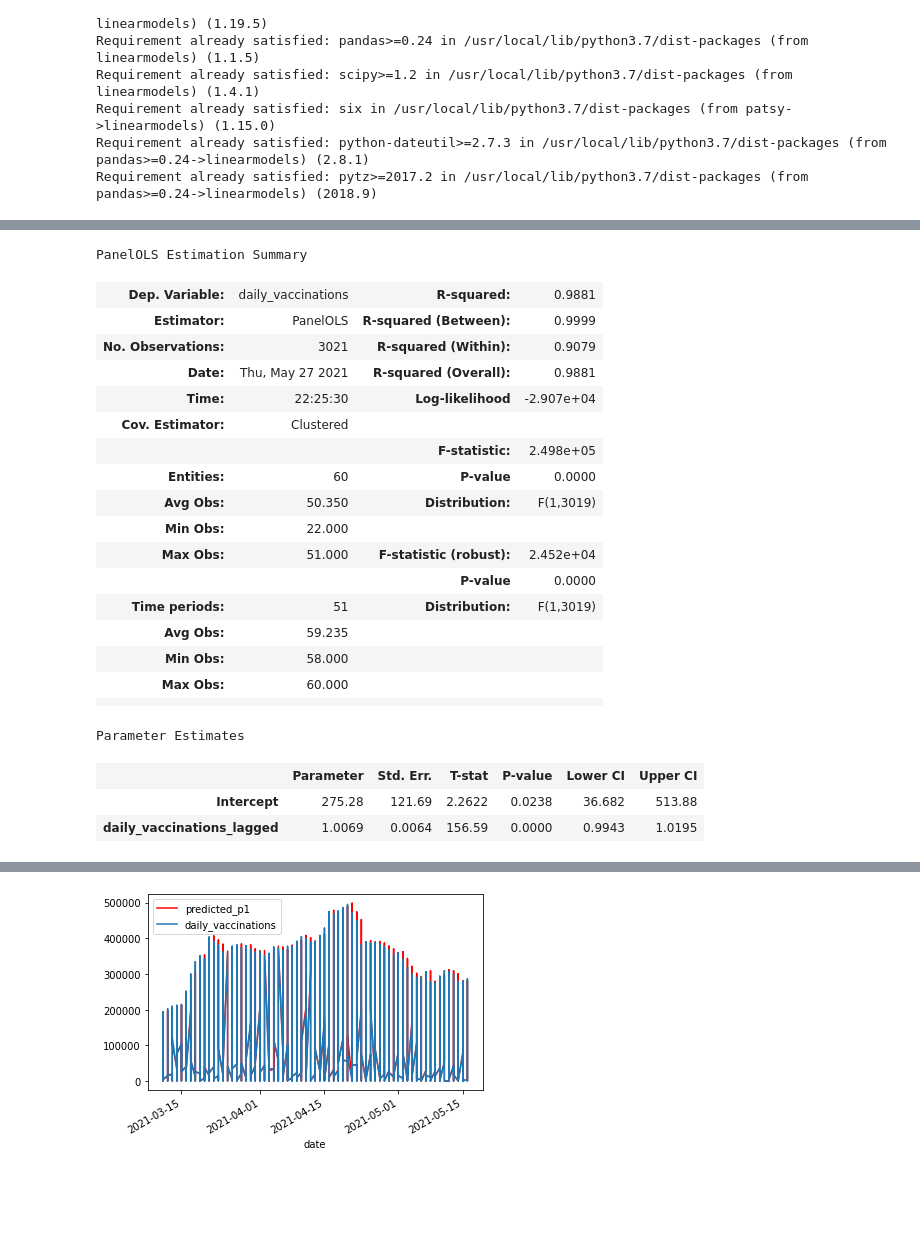
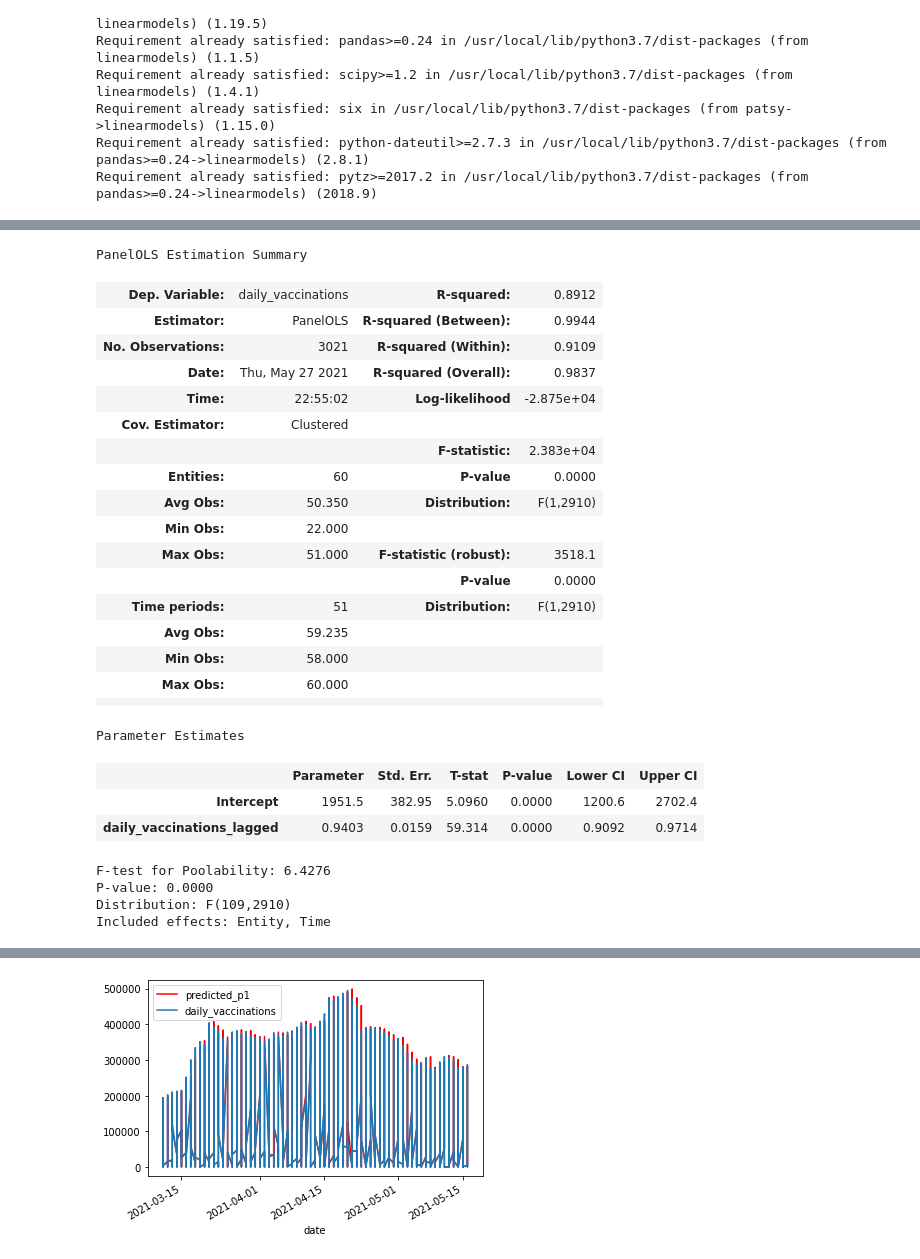
Before and after one commit to juno-yuu/COVID-Vaccine-and-Biotech-industry, a Jupyter notebook: Final_Project_Clean.ipynb, the cells around one changed output, grey strips where cells are left out. Saved outputs shown, nothing was run; the diff lists cells and outputs as text; code cells hidden in the pictures; blank space fills up the shorter version.

```diff
--- a/Final_Project_Clean.ipynb
+++ b/Final_Project_Clean.ipynb
@@ -205,8 +205,8 @@ from patsy import dmatrices
 # %%
 data_panel = vacci.copy().dropna()
 data_panel = data_panel.reset_index()
-# data_panel['date'] = pd.to_datetime(data_panel['date'], format='%Y-%m-%d', errors='ignore')
-# data_panel = data_panel.set_index(['location', 'date'])
+data_panel['loc'] = data_panel['location']
+data_panel['time'] = data_panel['date']
 # %%
 data_panel_train = data_panel.loc[data_panel.date < '2021-03-11']
 data_panel_train['date'] = pd.to_datetime(data_panel_train['date'], format='%Y-%m-%d', errors='ignore')
@@ -268,31 +268,36 @@ Parameter Estimates
 | Intercept | 275.28 | 121.69 | 2.2622 | 0.0238 | 36.682 | 513.88 |
 | daily_vaccinations_lagged | 1.0069 | 0.0064 | 156.59 | 0.0000 | 0.9943 | 1.0195 |
 # %%
-p3 = PanelOLS.from_formula(formula = 'daily_vaccinations ~ 1 + daily_vaccinations_lagged',\
-                                     data = data_panel_train).fit(cov_type = 'clustered', Cluster_entity = True, Cluster_time = True)
+p3 = PanelOLS.from_formula(formula = 'daily_vaccinations ~ 1 + daily_vaccinations_lagged + EntityEffects + TimeEffects',\
+                                     data = data_panel_train).\
+                                     fit(cov_type = 'clustered', cov_kwds = {'groups': data_panel_train[['loc','time']]})
 p3.summary
 # %% [output]
 PanelOLS Estimation Summary
-| Dep. Variable: | daily_vaccinations | R-squared: | 0.9881 |
-| Estimator: | PanelOLS | R-squared (Between): | 0.9999 |
-| No. Observations: | 3021 | R-squared (Within): | 0.9079 |
-| Date: | Thu, May 27 2021 | R-squared (Overall): | 0.9881 |
-| Time: | 22:25:30 | Log-likelihood | -2.907e+04 |
+| Dep. Variable: | daily_vaccinations | R-squared: | 0.8912 |
+| Estimator: | PanelOLS | R-squared (Between): | 0.9944 |
+| No. Observations: | 3021 | R-squared (Within): | 0.9109 |
+| Date: | Thu, May 27 2021 | R-squared (Overall): | 0.9837 |
+| Time: | 22:55:02 | Log-likelihood | -2.875e+04 |
 | Cov. Estimator: | Clustered |  |  |
-|  |  | F-statistic: | 2.498e+05 |
+|  |  | F-statistic: | 2.383e+04 |
 | Entities: | 60 | P-value | 0.0000 |
-| Avg Obs: | 50.350 | Distribution: | F(1,3019) |
+| Avg Obs: | 50.350 | Distribution: | F(1,2910) |
 | Min Obs: | 22.000 |  |  |
-| Max Obs: | 51.000 | F-statistic (robust): | 2.452e+04 |
+| Max Obs: | 51.000 | F-statistic (robust): | 3518.1 |
 |  |  | P-value | 0.0000 |
-| Time periods: | 51 | Distribution: | F(1,3019) |
+| Time periods: | 51 | Distribution: | F(1,2910) |
 | Avg Obs: | 59.235 |  |  |
 | Min Obs: | 58.000 |  |  |
 | Max Obs: | 60.000 |  |  |
 |  |  |  |  |
 Parameter Estimates
 |  | Parameter | Std. Err. | T-stat | P-value | Lower CI | Upper CI |
-| Intercept | 275.28 | 121.69 | 2.2622 | 0.0238 | 36.682 | 513.88 |
-| daily_vaccinations_lagged | 1.0069 | 0.0064 | 156.59 | 0.0000 | 0.9943 | 1.0195 |
+| Intercept | 1951.5 | 382.95 | 5.0960 | 0.0000 | 1200.6 | 2702.4 |
+| daily_vaccinations_lagged | 0.9403 | 0.0159 | 59.314 | 0.0000 | 0.9092 | 0.9714 |
+F-test for Poolability: 6.4276
+P-value: 0.0000
+Distribution: F(109,2910)
+Included effects: Entity, Time
 # %%
 data_panel_test['predicted_p1'] = p1.predict(data = data_panel_test['daily_vaccinations_lagged'])
```
Also changed, not shown: parts of 9 cells of this notebook.
